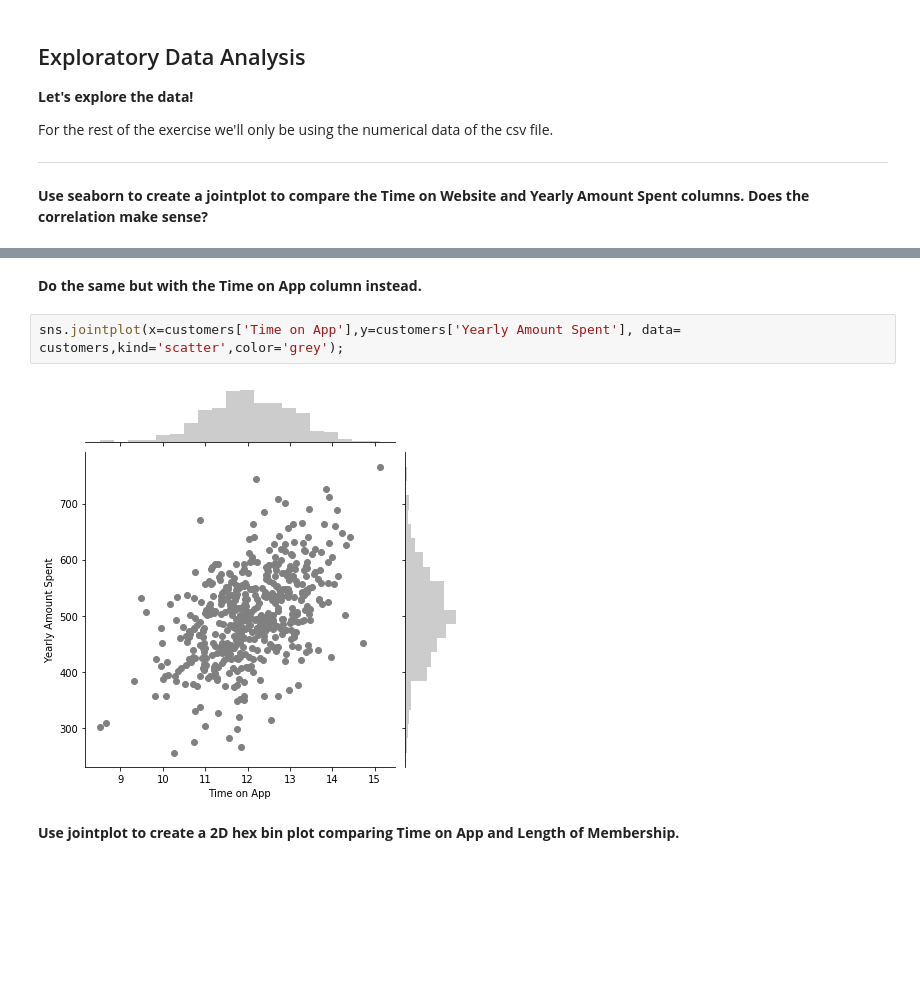
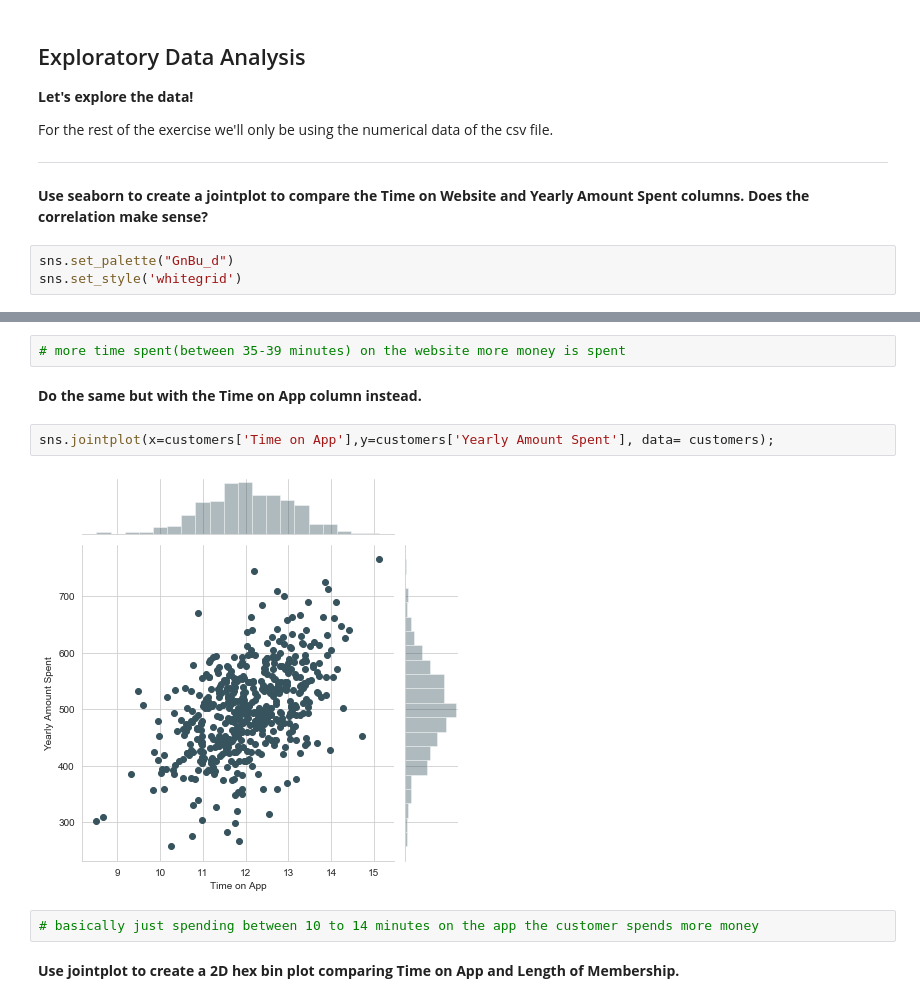
Before and after one commit to antonnifo/Linear-Regression, a Jupyter notebook: Ecommerce Project.ipynb, the cells around one changed output, grey strips where cells are left out. Cells and saved outputs as stored; diff of their text form; blank space fills up the shorter version.

```diff
--- a/Ecommerce Project.ipynb
+++ b/Ecommerce Project.ipynb
@@ -77,4 +77,7 @@ memory usage: 31.3+ KB
 For the rest of the exercise we'll only be using the numerical data of the csv file.
 ___
 **Use seaborn to create a jointplot to compare the Time on Website and Yearly Amount Spent columns. Does the correlation make sense?**
+# %%
+sns.set_palette("GnBu_d")
+sns.set_style('whitegrid')
 # %%
@@ -88,9 +87,13 @@ sns.jointplot(x=customers['Time on Website'],y=customers['Yearly Amount Spent'],
+# %%
+# more time spent(between 35-39 minutes) on the website more money is spent
 # %% [markdown]
 **Do the same but with the Time on App column instead.**
 # %%
-sns.jointplot(x=customers['Time on App'],y=customers['Yearly Amount Spent'], data= customers,kind='scatter',color='grey');
+sns.jointplot(x=customers['Time on App'],y=customers['Yearly Amount Spent'], data= customers);
 # %% [output]
-[figure, old version]
+[figure, new version]
+# %%
+# basically just spending between 10 to 14 minutes on the app the customer spends more money
 # %% [markdown]
 **Use jointplot to create a 2D hex bin plot comparing Time on App and Length of Membership.**
 # %%
```
Also changed, not shown: parts of 22 cells of this notebook.
